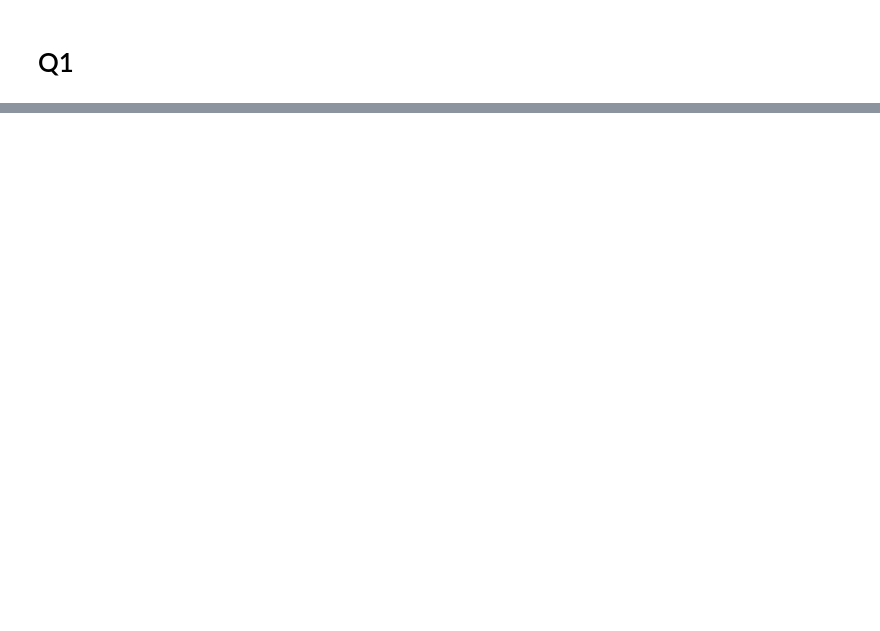
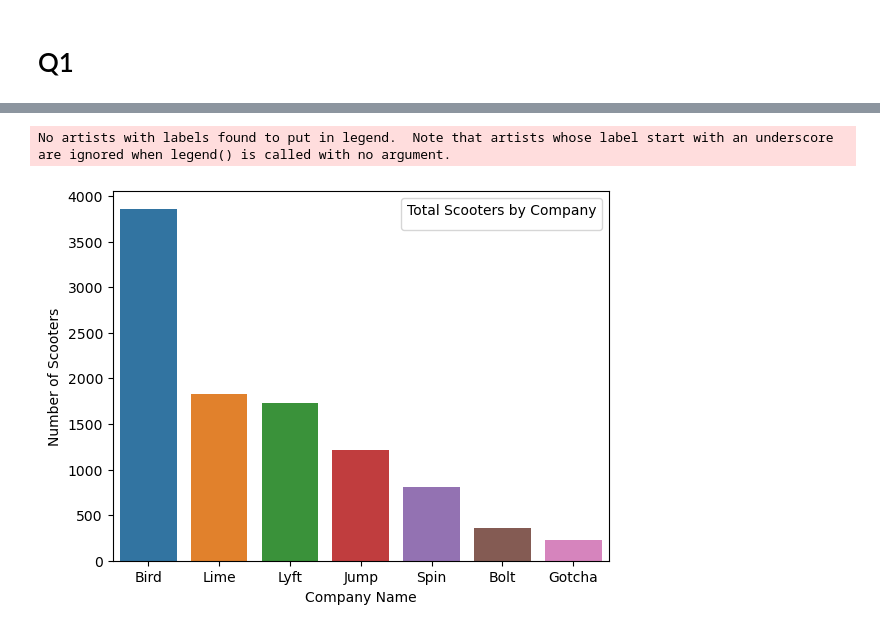
Before and after one commit to NSS-Data-Analytics-Cohort-11/scooters-no-pineapple, a Jupyter notebook: scooters.ipynb, the cells around one changed output, grey strips where cells are left out. Cells and saved outputs as stored; diff of their text form; code cells hidden in the pictures; blank space fills up the shorter version.

```diff
--- a/scooters.ipynb
+++ b/scooters.ipynb
@@ -150,0 +268,4 @@ Name: pubdatetime, Length: 73414043, dtype: datetime64[ns]
+# %%
+scooter_by_company = scooters.groupby('companyname')['sumdid'].nunique()
+# %%
+scooter_by_company = scooter_by_company.reset_index()
@@ -150,0 +283,8 @@ Name: pubdatetime, Length: 73414043, dtype: datetime64[ns]
+# %%
+sns.barplot(x = 'companyname', y = 'sumdid', data =scooter_by_company.sort_values('sumdid',ascending = False))
+plt.legend(title = 'Total Scooters by Company')
+plt.xlabel('Company Name')
+plt.ylabel('Number of Scooters');
+# %% [output]
+No artists with labels found to put in legend.  Note that artists whose label start with an underscore are ignored when legend() is called with no argument.
+[figure, added]
```
Also changed, not shown: parts of 74 cells of this notebook.
